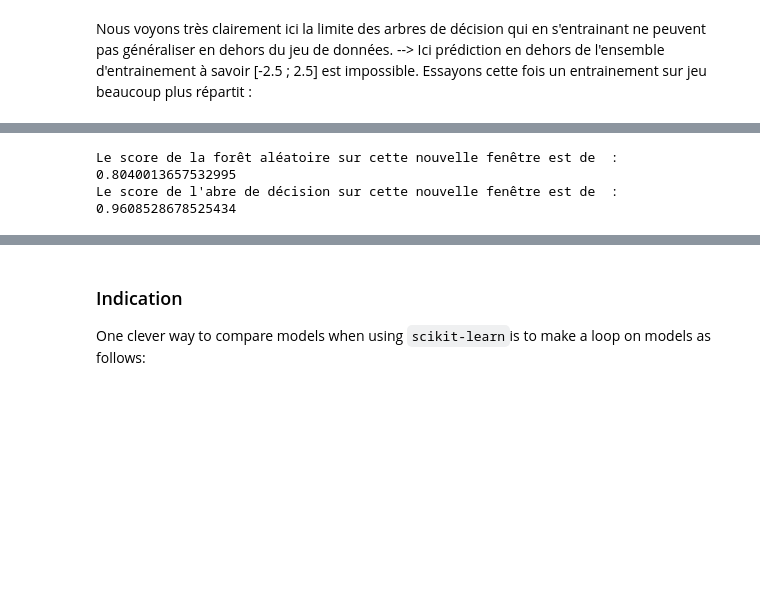
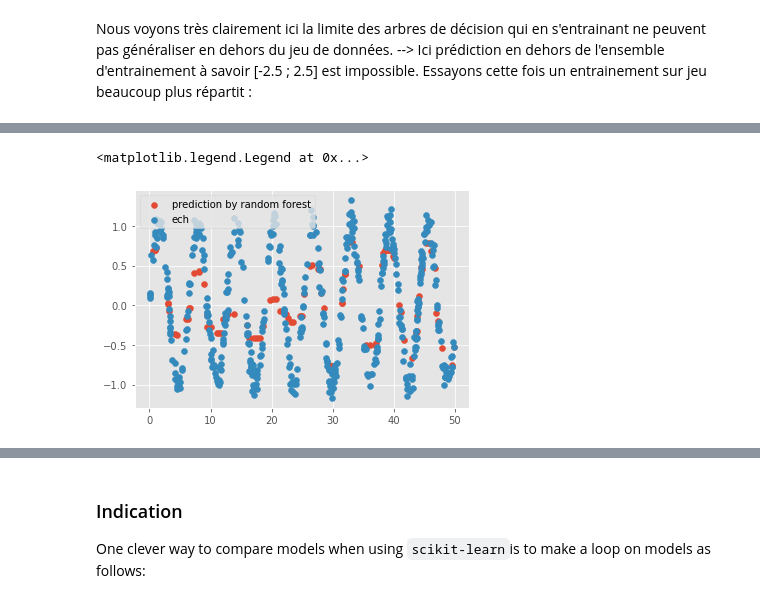
Before and after one commit to VictorCilleros/ML, a Jupyter notebook: TP4_decision_trees/TP4_decision_trees.ipynb, the cells around one changed output, grey strips where cells are left out. Saved outputs shown, nothing was run; the diff lists cells and outputs as text; code cells hidden in the pictures; blank space fills up the shorter version.

```diff
--- a/TP4_decision_trees/TP4_decision_trees.ipynb
+++ b/TP4_decision_trees/TP4_decision_trees.ipynb
@@ -785,6 +786,11 @@ evolution_selon_esp()
-# %%
-print(f"Le score de la forêt aléatoire sur cette nouvelle fenêtre est de  : {scoreForest_esp}")
-print(f"Le score de l'abre de décision sur cette nouvelle fenêtre est de  : {scoreDecisionTree_esp}")
-# %% [output]
-Le score de la forêt aléatoire sur cette nouvelle fenêtre est de  : 0.8040013657532995
-Le score de l'abre de décision sur cette nouvelle fenêtre est de  : 0.9608528678525434
+# %%
+regrf = RandomForestRegressor(n_estimators=10, max_depth=7).fit(df_train_esp['x'].values.reshape(-1, 1),df_train_esp['f(x)'].values.reshape(-1,1).ravel())
+
+plt.figure()
+plt.scatter(df_test_esp['x'].values.reshape(-1,1),regrf.predict(df_test_esp['x'].values.reshape(-1,1)),label='prediction by random forest')
+#plt.plot(np.arange(start,end,0.1),np.sin(np.arange(start,end,0.1)),'r-',label='ref')
+plt.scatter(x_esp,y_esp,label='ech')
+plt.legend()
+# %% [output]
+<matplotlib.legend.Legend at 0x...>
+[figure, added]
```
Also changed, not shown: parts of 3 cells of this notebook.
